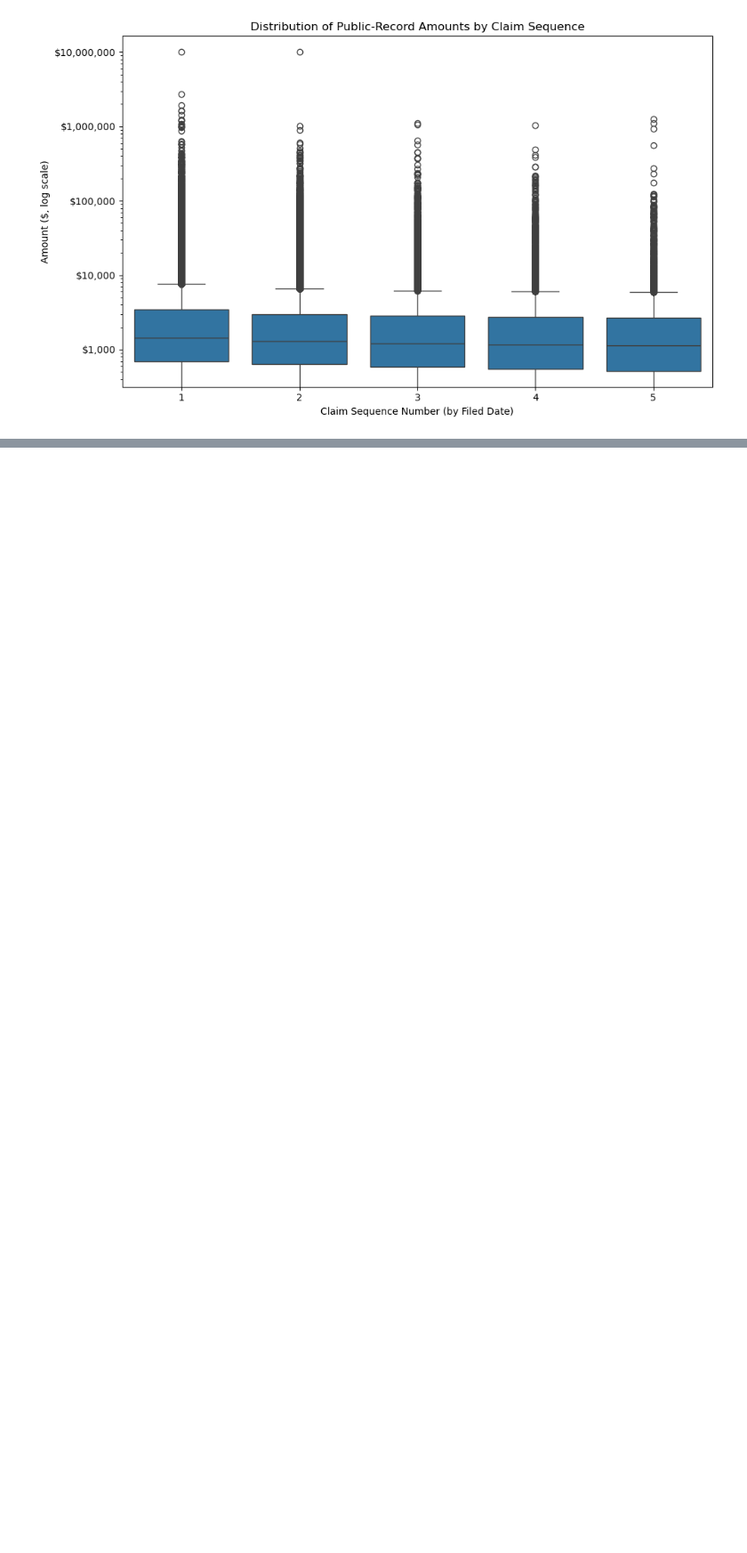
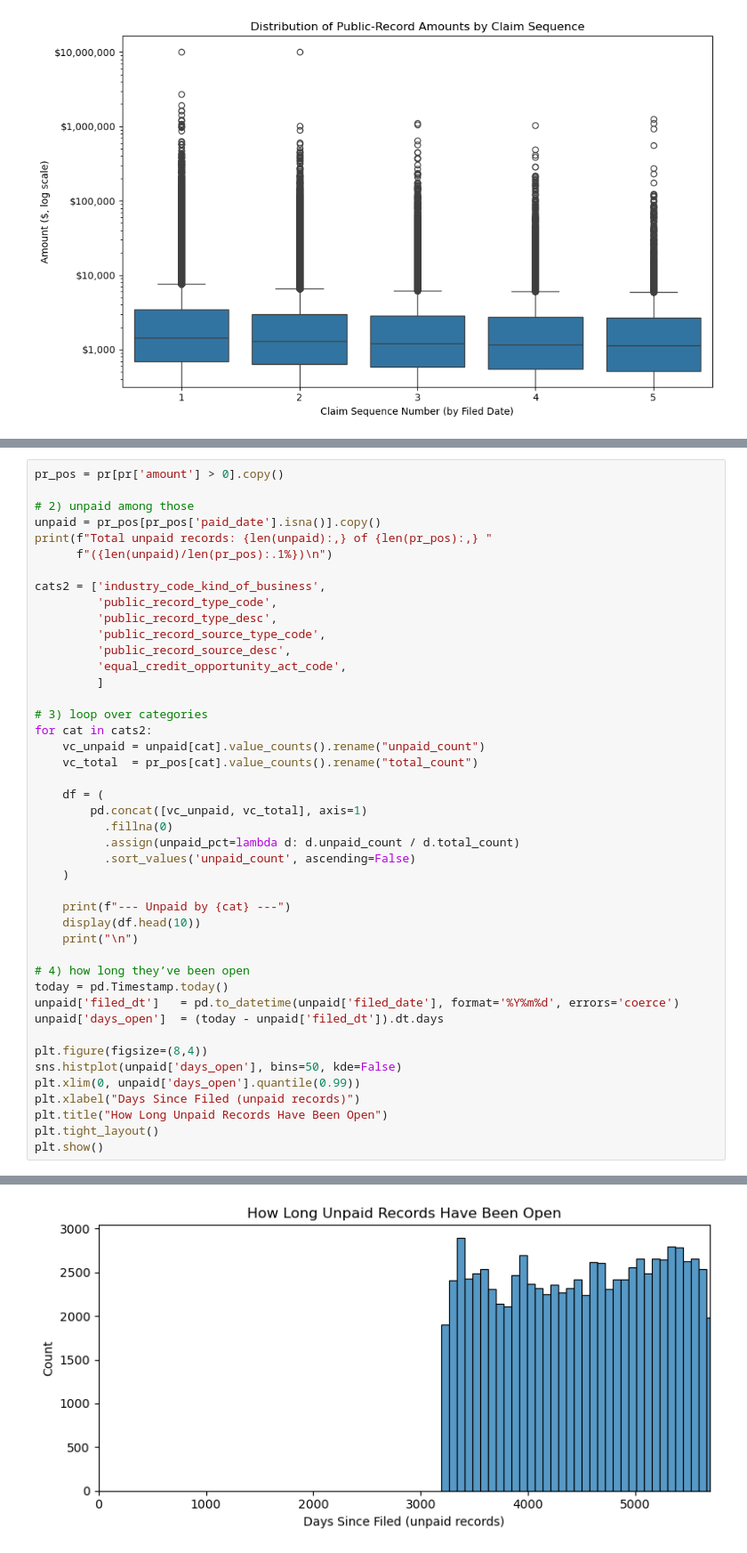
Before and after one commit to mattstoebe/Loan_Performance_Public_records, a Jupyter notebook: EDA/01_public_record_orientation.ipynb, the cells around one changed output, grey strips where cells are left out. Shown at 89% size. Drawn from its saved outputs; the diff is of its cells as text; blank space fills up the shorter version.

```diff
--- a/EDA/01_public_record_orientation.ipynb
+++ b/EDA/01_public_record_orientation.ipynb
@@ -312,0 +482,45 @@ plt.show()
+# %%
+pr_pos = pr[pr['amount'] > 0].copy()
+
+# 2) unpaid among those
+unpaid = pr_pos[pr_pos['paid_date'].isna()].copy()
+print(f"Total unpaid records: {len(unpaid):,} of {len(pr_pos):,} "
+      f"({len(unpaid)/len(pr_pos):.1%})\n")
+
+cats2 = ['industry_code_kind_of_business',
+         'public_record_type_code',
+         'public_record_type_desc',
+         'public_record_source_type_code',
+         'public_record_source_desc',
+         'equal_credit_opportunity_act_code',
+         ]
+
+# 3) loop over categories
+for cat in cats2:
+    vc_unpaid = unpaid[cat].value_counts().rename("unpaid_count")
+    vc_total  = pr_pos[cat].value_counts().rename("total_count")
+
+    df = (
+        pd.concat([vc_unpaid, vc_total], axis=1)
+          .fillna(0)
+          .assign(unpaid_pct=lambda d: d.unpaid_count / d.total_count)
+          .sort_values('unpaid_count', ascending=False)
+    )
+
+    print(f"--- Unpaid by {cat} ---")
+    display(df.head(10))
+    print("\n")
+
+# 4) how long they’ve been open
+today = pd.Timestamp.today()
+unpaid['filed_dt']   = pd.to_datetime(unpaid['filed_date'], format='%Y%m%d', errors='coerce')
+unpaid['days_open']  = (today - unpaid['filed_dt']).dt.days
+
+plt.figure(figsize=(8,4))
+sns.histplot(unpaid['days_open'], bins=50, kde=False)
+plt.xlim(0, unpaid['days_open'].quantile(0.99))
+plt.xlabel("Days Since Filed (unpaid records)")
+plt.title("How Long Unpaid Records Have Been Open")
+plt.tight_layout()
+plt.show()
+# %% [output]
@@ -312,0 +585 @@ plt.show()
+[figure, added]
```
Also changed, not shown: parts of 13 cells of this notebook.
